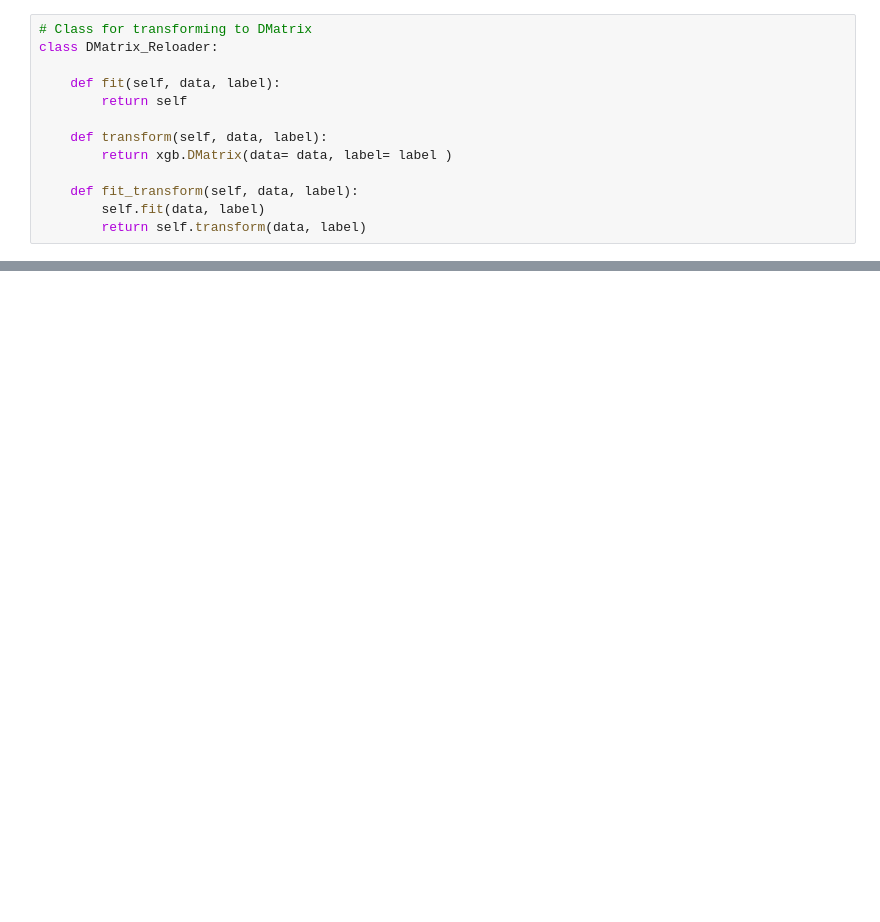
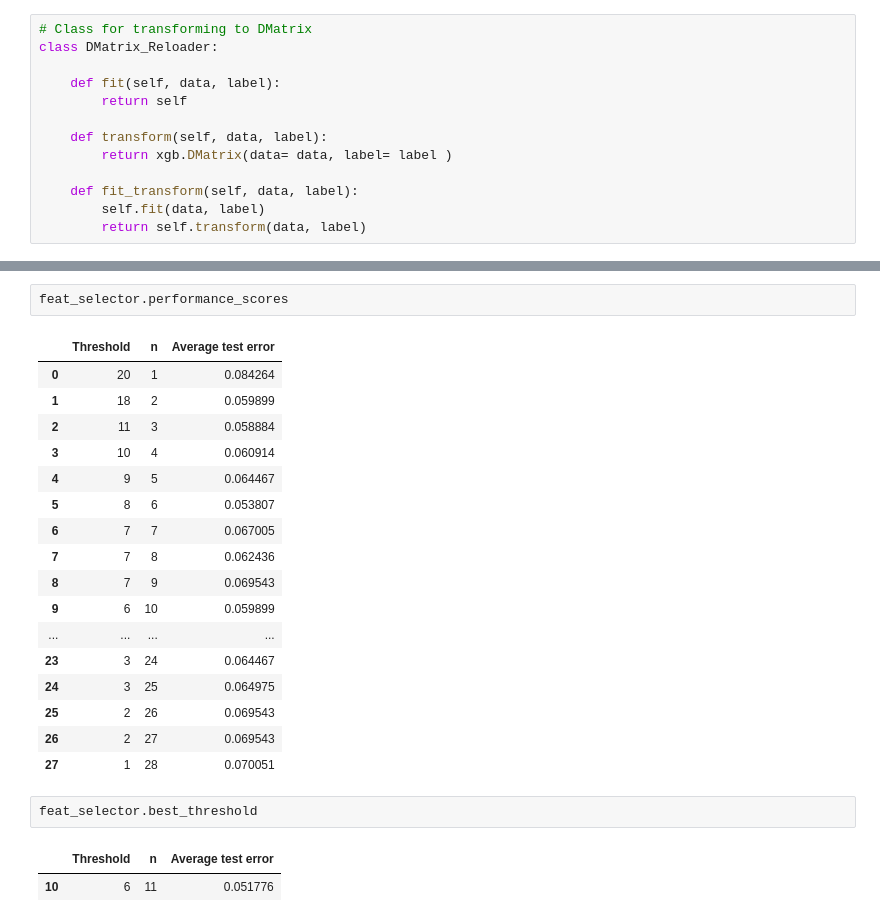
Before and after one commit to JanErish/Portfolio_von_Jan, a Jupyter notebook: XGBoost_Pipeline-UNFINISHED.ipynb, the cells around one changed output, grey strips where cells are left out. Saved outputs shown, nothing was run; the diff lists cells and outputs as text; blank space fills up the shorter version.

```diff
--- a/XGBoost_Pipeline-UNFINISHED.ipynb
+++ b/XGBoost_Pipeline-UNFINISHED.ipynb
@@ -967,0 +1990,25 @@ def XGBoost_Trainer(df, target=None, model= 'other', resampling=None,
+# %%
+feat_selector.performance_scores
+# %% [output]
+|  | Threshold | n | Average test error |
+| 0 | 20 | 1 | 0.084264 |
+| 1 | 18 | 2 | 0.059899 |
+| 2 | 11 | 3 | 0.058884 |
+| 3 | 10 | 4 | 0.060914 |
+| 4 | 9 | 5 | 0.064467 |
+| 5 | 8 | 6 | 0.053807 |
+| 6 | 7 | 7 | 0.067005 |
+| 7 | 7 | 8 | 0.062436 |
+| 8 | 7 | 9 | 0.069543 |
+| 9 | 6 | 10 | 0.059899 |
+| ... | ... | ... | ... |
+| 23 | 3 | 24 | 0.064467 |
+| 24 | 3 | 25 | 0.064975 |
+| 25 | 2 | 26 | 0.069543 |
+| 26 | 2 | 27 | 0.069543 |
+| 27 | 1 | 28 | 0.070051 |
+# %%
+feat_selector.best_threshold
+# %% [output]
+|  | Threshold | n | Average test error |
+| 10 | 6 | 11 | 0.051776 |
```
Also changed, not shown: parts of 57 cells of this notebook.
